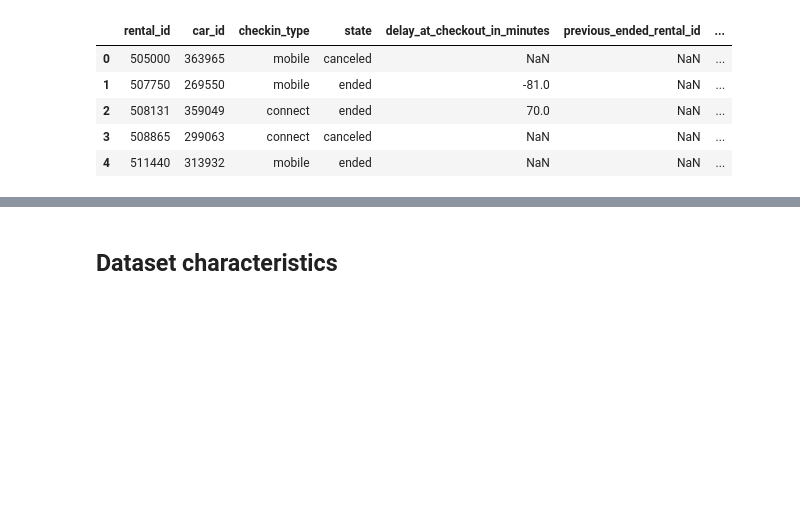
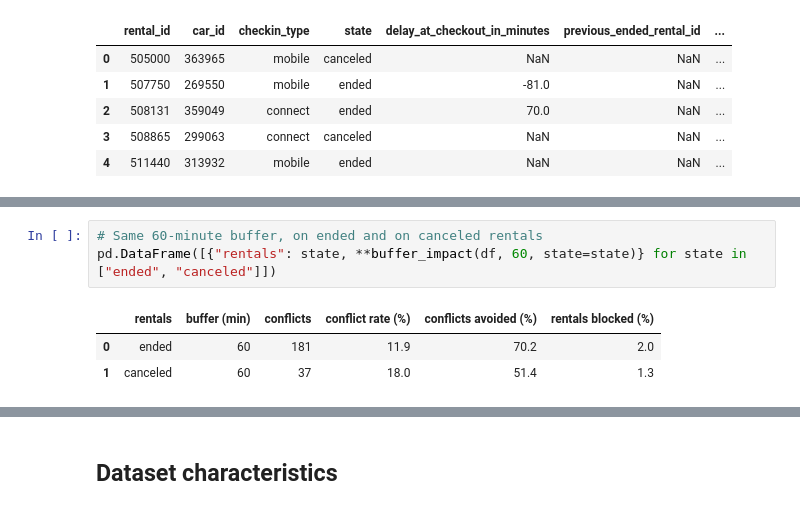
Before and after one commit to cnoret/getaround-pricing, a Jupyter notebook: notebooks/eda_delay.ipynb, the cells around one changed output, grey strips where cells are left out. Cells and saved outputs as stored; diff of their text form; blank space fills up the shorter version.

```diff
--- a/notebooks/eda_delay.ipynb
+++ b/notebooks/eda_delay.ipynb
@@ -34,0 +104,7 @@ Preview of the first few rows:
+# %%
+# Same 60-minute buffer, on ended and on canceled rentals
+pd.DataFrame([{"rentals": state, **buffer_impact(df, 60, state=state)} for state in ["ended", "canceled"]])
+# %% [output]
+|  | rentals | buffer (min) | conflicts | conflict rate (%) | conflicts avoided (%) | rentals blocked (%) |
+| 0 | ended | 60 | 181 | 11.9 | 70.2 | 2.0 |
+| 1 | canceled | 60 | 37 | 18.0 | 51.4 | 1.3 |
```
Also changed, not shown: parts of 7 cells of this notebook, 7 other files.
